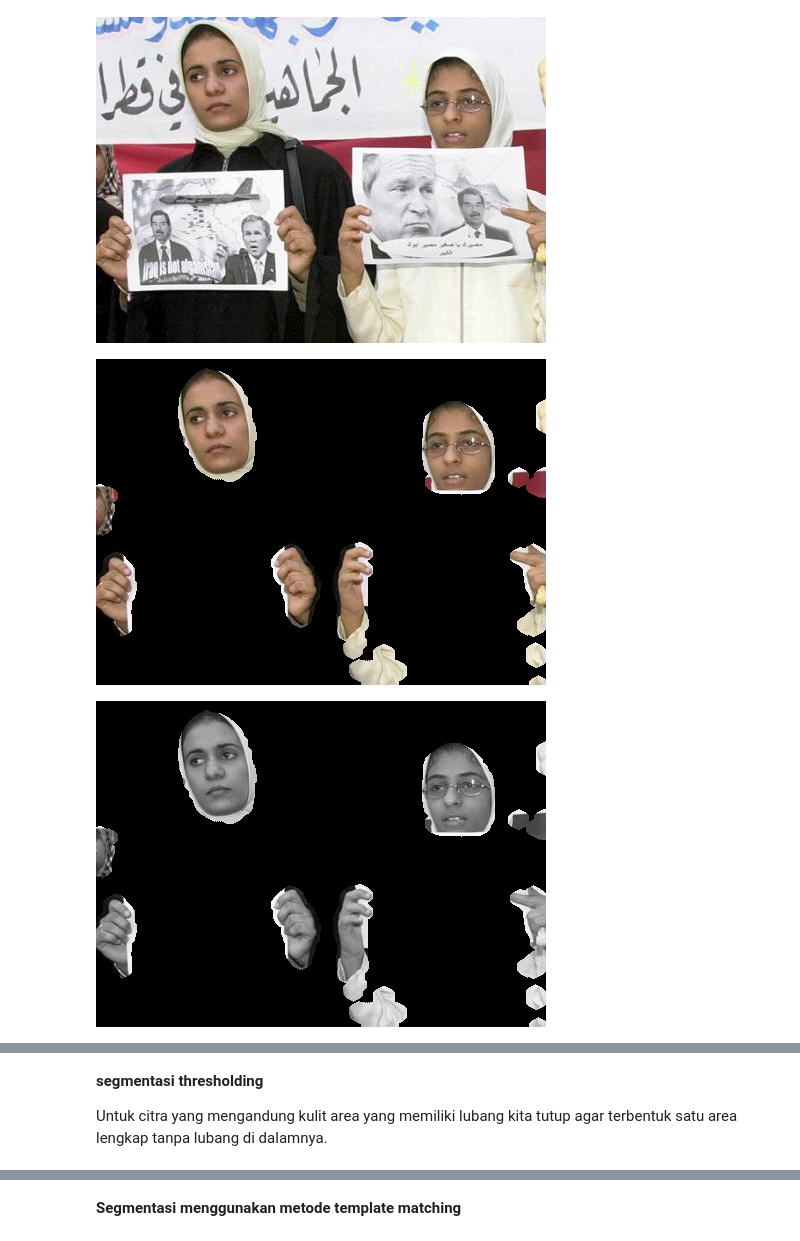
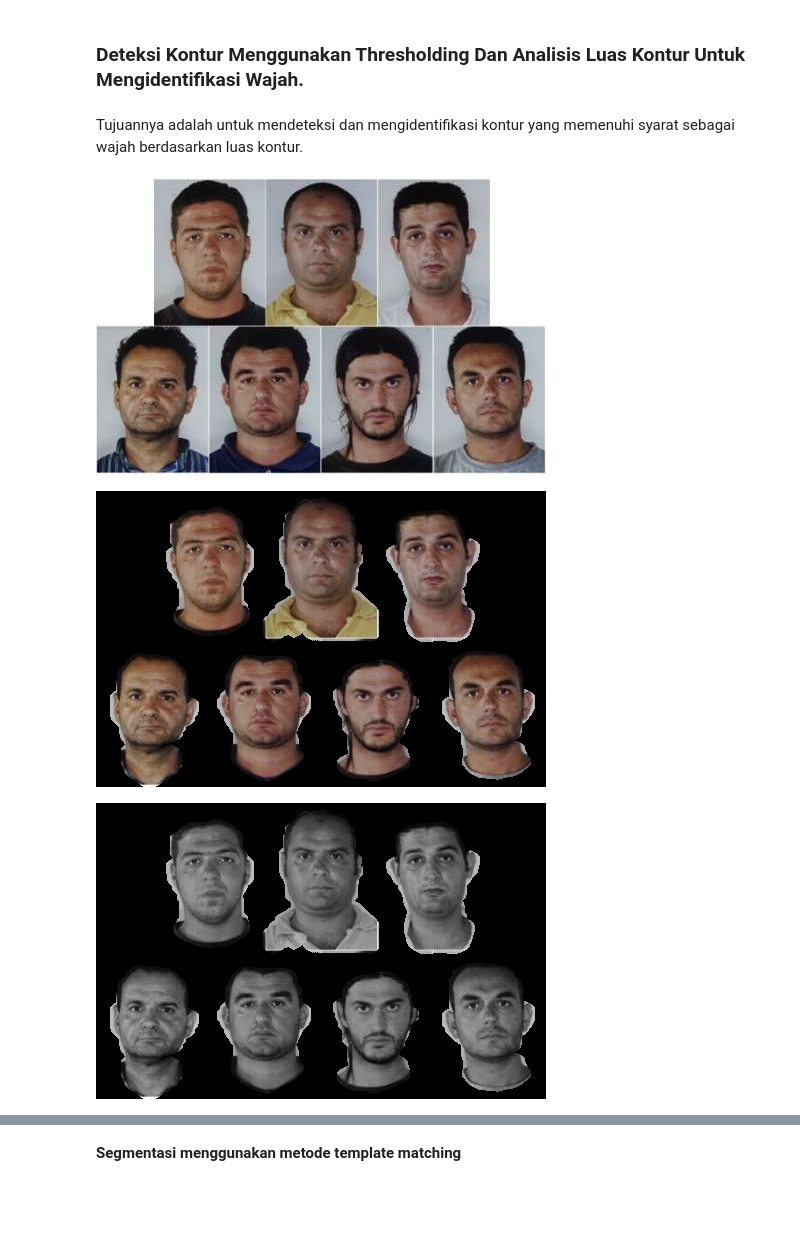
Before and after one commit to tasyasvdh09/PCVK_Genap_2023, a Jupyter notebook: Progress 2_Final Project.ipynb, the cells around one changed output, grey strips where cells are left out. Drawn from its saved outputs; the diff is of its cells as text; code cells hidden in the pictures; blank space fills up the shorter version.

```diff
--- a/Progress 2_Final Project.ipynb
+++ b/Progress 2_Final Project.ipynb
@@ -43,7 +48,7 @@ def convert_to_grayscale(image):
     return grayscale
 # %%
 # Membaca citra
-image = cv2.imread('/content/drive/MyDrive/PCVK/images/Sample Citra FDDB/2002/07/29/big/img_889.jpg')
+image = cv2.imread('/content/drive/MyDrive/PCVK/images/Sample Citra FDDB/2002/07/30/big/img_272.jpg')
 
 # Melakukan segmentasi kulit
 skin_segmented_image = skin_segmentation(image)
@@ -66,54 +71,54 @@ cv2_imshow(grayscale_image)
+# %% [markdown]
+### **Deteksi Kontur Menggunakan Thresholding Dan Analisis Luas Kontur Untuk Mengidentifikasi Wajah.**
+# %% [markdown]
+Tujuannya adalah untuk mendeteksi dan mengidentifikasi kontur yang memenuhi syarat sebagai wajah berdasarkan luas kontur.
 # %%
 def find_face_contours(image):
     # Mengkonversi citra ke dalam citra biner
     ret, threshold = cv2.threshold(image, 1, 255, cv2.THRESH_BINARY)
 
     # Mencari kontur pada citra biner
     contours, hierarchy = cv2.findContours(threshold, cv2.RETR_EXTERNAL, cv2.CHAIN_APPROX_SIMPLE)
 
     # Membuat list untuk menyimpan kontur wajah
     face_contours = []
 
     # Mengiterasi setiap kontur yang ditemukan
     for contour in contours:
         # Menghitung luas kontur
         area = cv2.contourArea(contour)
 
         # Mengecek apakah kontur memenuhi syarat sebagai wajah
         if area > 500:  # Sesuaikan ambang batas sesuai kebutuhan
             # Menambahkan kontur wajah ke dalam list
             face_contours.append(contour)
 
     return face_contours
 
-# Daftar path gambar sample
-image_paths = [
-    '/content/drive/MyDrive/PCVK/images/Sample Citra FDDB/2002/07/29/big/img_624.jpg',
-    '/content/drive/MyDrive/PCVK/images/Sample Citra FDDB/2002/07/19/big/img_230.jpg'
-]
+# Membaca citra
+image = cv2.imread('/content/drive/MyDrive/PCVK/images/Sample Citra FDDB/2002/07/30/big/img_1019.jpg')
 
-for image_path in image_paths:
-    # Membaca citra
-    image = cv2.imread(image_path)
+# Melakukan segmentasi kulit
+skin_segmented_image = skin_segmentation(image)
 
-    # Melakukan segmentasi kulit
-    skin_segmented_image, skin_mask = skin_segmentation(image)
+# Mendapatkan citra mask kulit
+skin_mask = cv2.cvtColor(skin_segmented_image, cv2.COLOR_BGR2GRAY)
 
-    # Mengubah citra segmentasi kulit menjadi citra keabuan
-    grayscale_image = convert_to_grayscale(skin_segmented_image)
+# Mengubah citra segmentasi kulit menjadi citra keabuan
+grayscale_image = convert_to_grayscale(skin_segmented_image)
 
-    # Mencari kontur wajah
-    face_contours = find_face_contours(grayscale_image)
+# Mencari kontur wajah
+face_contours = find_face_contours(grayscale_image)
 
-    # Menampilkan citra asli
-    cv2_imshow(image)
+# Menampilkan citra asli
+cv2_imshow(image)
 
-    # Menampilkan citra segmentasi kulit
-    cv2_imshow(skin_segmented_image)
+# Menampilkan citra segmentasi kulit
+cv2_imshow(skin_segmented_image)
 
-    # Menampilkan citra keabuan
-    cv2_imshow(grayscale_image)
+# Menampilkan citra keabuan
+cv2_imshow(grayscale_image)
 # %% [output]
-[figure, old version]
+[figure, new version]
-[figure, old version]
+[figure, new version]
-[figure, old version]
+[figure, new version]
@@ -123,4 +124,0 @@ for image_path in image_paths:
-# %% [markdown]
-**segmentasi thresholding**
-
-Untuk citra yang mengandung kulit area yang memiliki lubang kita tutup agar terbentuk satu area lengkap tanpa lubang di dalamnya.
```
Also changed, not shown: parts of 7 cells of this notebook.
